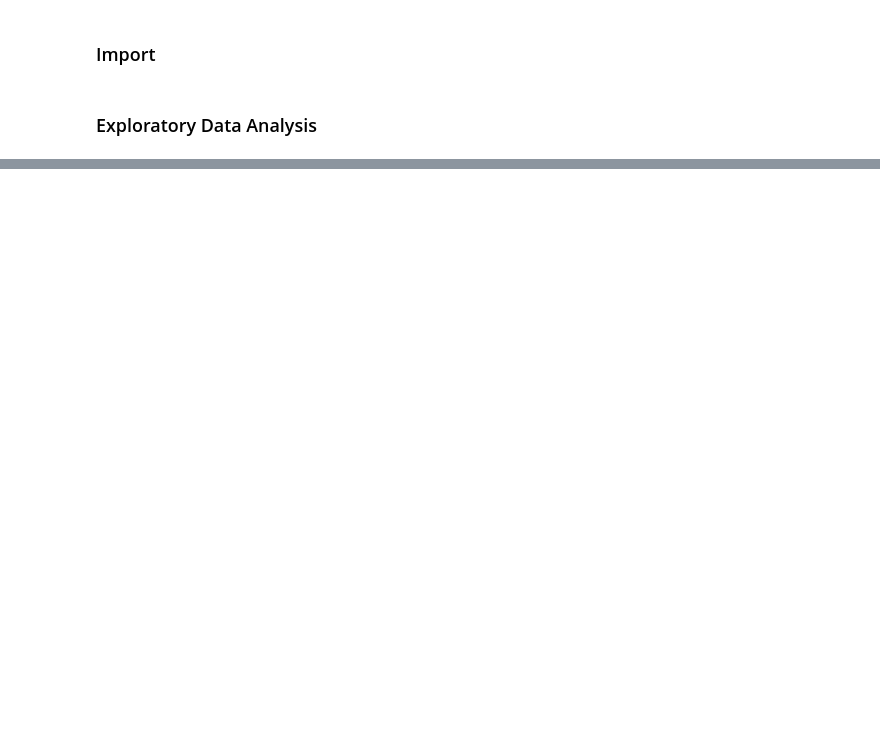
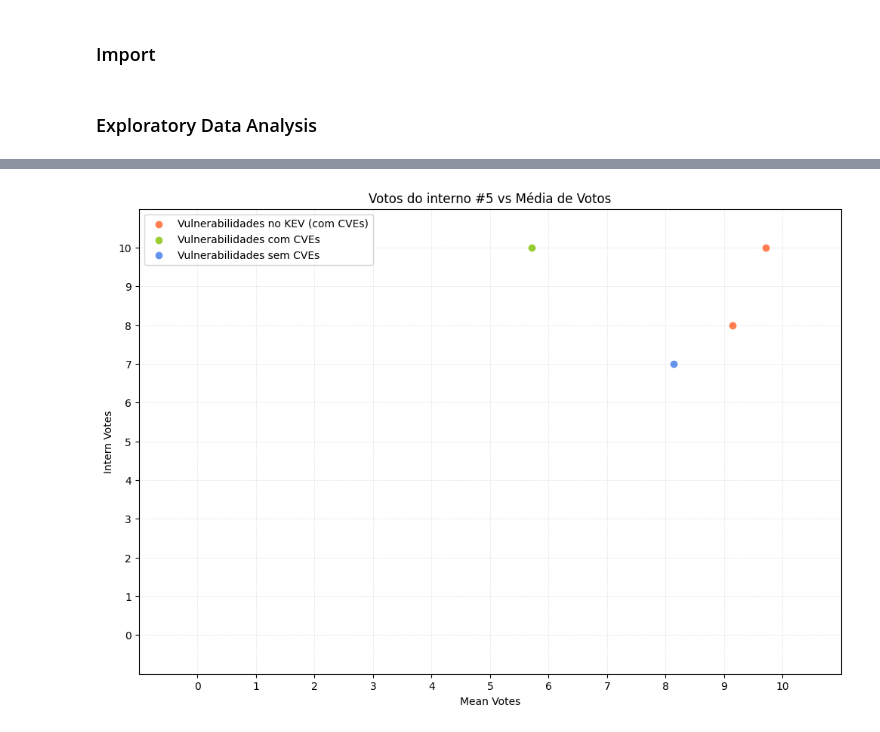
Before and after one commit to TopologyMapping/network-security, a Jupyter notebook: voting_analysis/src/analysis/data_prep.ipynb, the cells around one changed output, grey strips where cells are left out. Saved outputs shown, nothing was run; the diff lists cells and outputs as text; code cells hidden in the pictures; blank space fills up the shorter version.

Commit message:
report generation

```diff
--- a/voting_analysis/src/analysis/data_prep.ipynb
+++ b/voting_analysis/src/analysis/data_prep.ipynb
@@ -56,0 +69,7 @@ df_fn["in_kev"] = df_fn["cves"].apply(lambda cve_list: any(cve in kev_set for cv
+# %%
+df_vn = pd.DataFrame(vn)
+df_vn["vote_num"] = pd.to_numeric(df_vn["vote_num"])
+df_vn = df_vn.rename(columns={"id": "finding_id"})
+df_vn["timestamp"] = pd.to_datetime(df_vn["timestamp"], format="ISO8601")
+df_vn["finding_id"] = df_vn["finding_id"] - 1
+df_vn.head(2)
@@ -77,6 +106,6 @@ def get_intern_votes(df: pd.DataFrame, vote_column: str = "vote_num") -> np.ndar
 
     return intern_votes
 # %%
-has_cve = np.array(df_fn[df_fn["cves"].notnull() & ~ df_fn["in_kev"]]["id"]) - 1
-in_kev = np.array(df_fn[df_fn["in_kev"]]["id"]) - 1
-no_cve = np.array(df_fn[df_fn["cves"].isnull()]["id"]) - 1
+has_cve = set(np.array(df_fn[df_fn["cves"].notnull() & ~ df_fn["in_kev"]]["id"]))
+in_kev = set(np.array(df_fn[df_fn["in_kev"]]["id"]))
+no_cve = set(np.array(df_fn[df_fn["cves"].isnull()]["id"]))
@@ -120,0 +112,4 @@ for i in range(len(intern_votes)):
+# %%
+## get the average votes for each
+mean_votes = get_vote_means(df_vn)
+interns = get_intern_votes(df_vn)
@@ -120,0 +129,3 @@ for i in range(len(intern_votes)):
+# %%
+votes_intern = df_vn[df_vn["user_id"] == 5]
+votes_intern
@@ -120,0 +148,77 @@ for i in range(len(intern_votes)):
+# %%
+def plot_votes_vs_mean(intern, votes_intern, mean_votes):
+    plt.figure(figsize=(12, 8))
+    plt.scatter(mean_votes.loc[votes_intern[votes_intern["in_kev"]]["finding_id"].values], votes_intern[votes_intern["in_kev"]]["vote_num"], color="coral", label="Vulnerabilidades no KEV (com CVEs)")
+    plt.scatter(mean_votes.loc[votes_intern[votes_intern["has_cve"]]["finding_id"].values], votes_intern[votes_intern["has_cve"]]["vote_num"], color="yellowgreen", label="Vulnerabilidades com CVEs")
+    plt.scatter(mean_votes.loc[votes_intern[votes_intern["no_cve"]]["finding_id"].values], votes_intern[votes_intern["no_cve"]]["vote_num"], color="cornflowerblue", label="Vulnerabilidades sem CVEs")
+
+    plt.legend()
+    plt.grid(True, linestyle=":", linewidth=0.5, color='black', alpha=0.2)
+    plt.title(f"Votos do interno #{intern} vs Média de Votos")
+    plt.xlim(-1,11)
+    plt.ylim(-1,11)
+    plt.yticks(np.arange(0, 11, 1))
+    plt.xticks(np.arange(0, 11, 1))
+    plt.ylabel("Intern Votes")
+    plt.xlabel("Mean Votes")
+    plt.plot()
+
+for intern in interns:
+  # TODO investigate off by one errors
+  # get the vulnerabilities that the intern voted on
+
+  votes_intern = df_vn[df_vn["user_id"] == intern].copy()
+
+  # Scatter of findings
+  votes_intern["in_kev"] = votes_intern["finding_id"].apply(lambda x: x in in_kev)
+  votes_intern["has_cve"] = votes_intern["finding_id"].apply(lambda x: x in has_cve)
+  votes_intern["no_cve"] = votes_intern["finding_id"].apply(lambda x: x in no_cve)
+
+  plot_votes_vs_mean(intern, votes_intern, mean_votes)# voted_ids = set(votes.keys())
+
+  # 2 - Top 3 findings with the greatest difference between the intern and the mean votes
+  votes_intern["avg_error"] = abs(votes_intern["vote_num"] - votes_intern["finding_id"].map(mean_votes["vote_num"]))
+  votes_intern.sort_values(by="avg_error", ascending=False, inplace=True)
+  # TODO: generate report to create email
+
+  # 3 - Findings ordered by timestamp and ploted by error
+  votes_intern.sort_values(by="timestamp", ascending=True, inplace=True)
+
+  plt.figure(figsize=(12, 8))
+  plt.scatter(votes_intern["timestamp"], votes_intern["avg_error"])
+
+  plt.ylim(-0.5, 11)
+  plt.yticks(np.arange(0, 11, 1))
+  plt.ylabel("Erro absoluto em relação a média")
+  plt.grid(True, linestyle=":", linewidth=0.5, color='black', alpha=0.2)
+  plt.title("Série temporal do erro em relação ao valor médio do voto")
+
+  delta_timestamp = votes_intern["timestamp"].max() - votes_intern["timestamp"].min()
+
+  if delta_timestamp < datetime.timedelta(minutes=1):
+    plt.gca().xaxis.set_major_locator(mdates.SecondLocator(bysecond=range(0, 60, 2)))
+    plt.gca().xaxis.set_major_formatter(mdates.DateFormatter("%d/%m\n%H:%M:%S"))
+  elif delta_timestamp < datetime.timedelta(hours=0.5):
+    plt.gca().xaxis.set_major_locator(mdates.MinuteLocator(interval=1))
+    plt.gca().xaxis.set_major_formatter(mdates.DateFormatter("%d/%m\n%H:%M:%S"))
+  elif delta_timestamp < datetime.timedelta(hours=1):
+    plt.gca().xaxis.set_major_locator(mdates.MinuteLocator(interval=5))
+    plt.gca().xaxis.set_major_formatter(mdates.DateFormatter("%d/%m\n%H:%M:%S"))
+  elif delta_timestamp < datetime.timedelta(hours=3):
+    plt.gca().xaxis.set_major_locator(mdates.MinuteLocator(interval=10))
+    plt.gca().xaxis.set_major_formatter(mdates.DateFormatter("%d/%m\n%H:%M:%S"))
+  elif delta_timestamp < datetime.timedelta(hours=6):
+    plt.gca().xaxis.set_major_locator(mdates.HourLocator(interval=1))
+    plt.gca().xaxis.set_major_formatter(mdates.DateFormatter("%d/%m\n%H:%M:%S"))
+  elif delta_timestamp < datetime.timedelta(days=1):
+    plt.gca().xaxis.set_major_locator(mdates.HourLocator(interval=4))
+    plt.gca().xaxis.set_major_formatter(mdates.DateFormatter("%d/%m\n%H:%M"))
+  elif delta_timestamp < datetime.timedelta(days=7):
+    plt.gca().xaxis.set_major_locator(mdates.DayLocator(interval=1))
+    plt.gca().xaxis.set_major_formatter(mdates.DateFormatter("%d/%m"))
+
+  plt.xlabel("Tempo")
+  plt.plot()
+  del votes_intern
+# %% [output]
+[figure, added]
```
Also changed, not shown: parts of 15 cells of this notebook, 4 other files.
